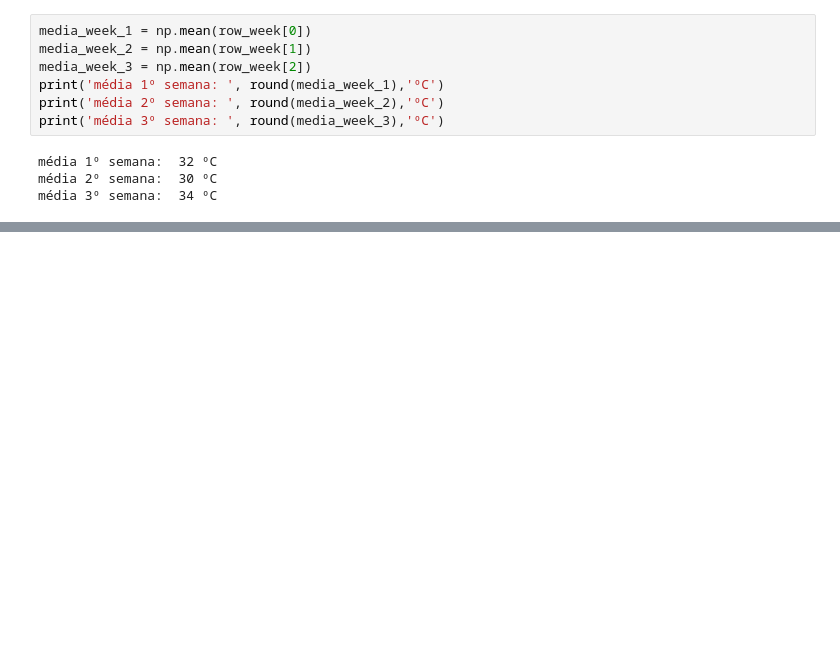
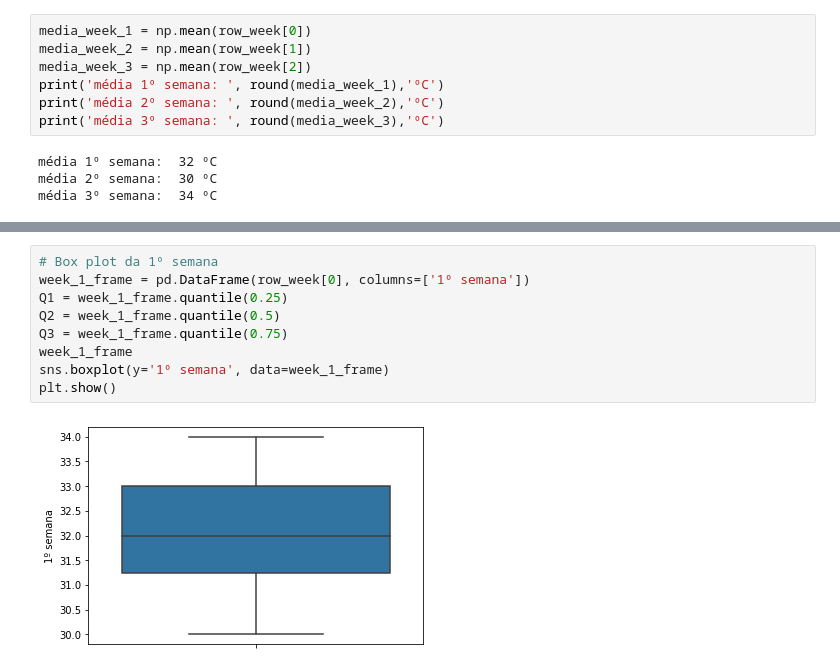
Before and after one commit to dxdiego5/data-science-growdev-matematica-statistica, a Jupyter notebook: ATIVIDADE_FINAL_MODULO.ipynb, the cells around one changed output, grey strips where cells are left out. Drawn from its saved outputs; the diff is of its cells as text; blank space fills up the shorter version.

```diff
--- a/ATIVIDADE_FINAL_MODULO.ipynb
+++ b/ATIVIDADE_FINAL_MODULO.ipynb
@@ -86,0 +111,11 @@ média 3º semana:  34 ºC
+# %%
+# Box plot da 1º semana
+week_1_frame = pd.DataFrame(row_week[0], columns=['1º semana'])
+Q1 = week_1_frame.quantile(0.25)
+Q2 = week_1_frame.quantile(0.5)
+Q3 = week_1_frame.quantile(0.75)
+week_1_frame
+sns.boxplot(y='1º semana', data=week_1_frame)
+plt.show()
+# %% [output]
+[figure, added]
```
Also changed, not shown: parts of 9 cells of this notebook.
